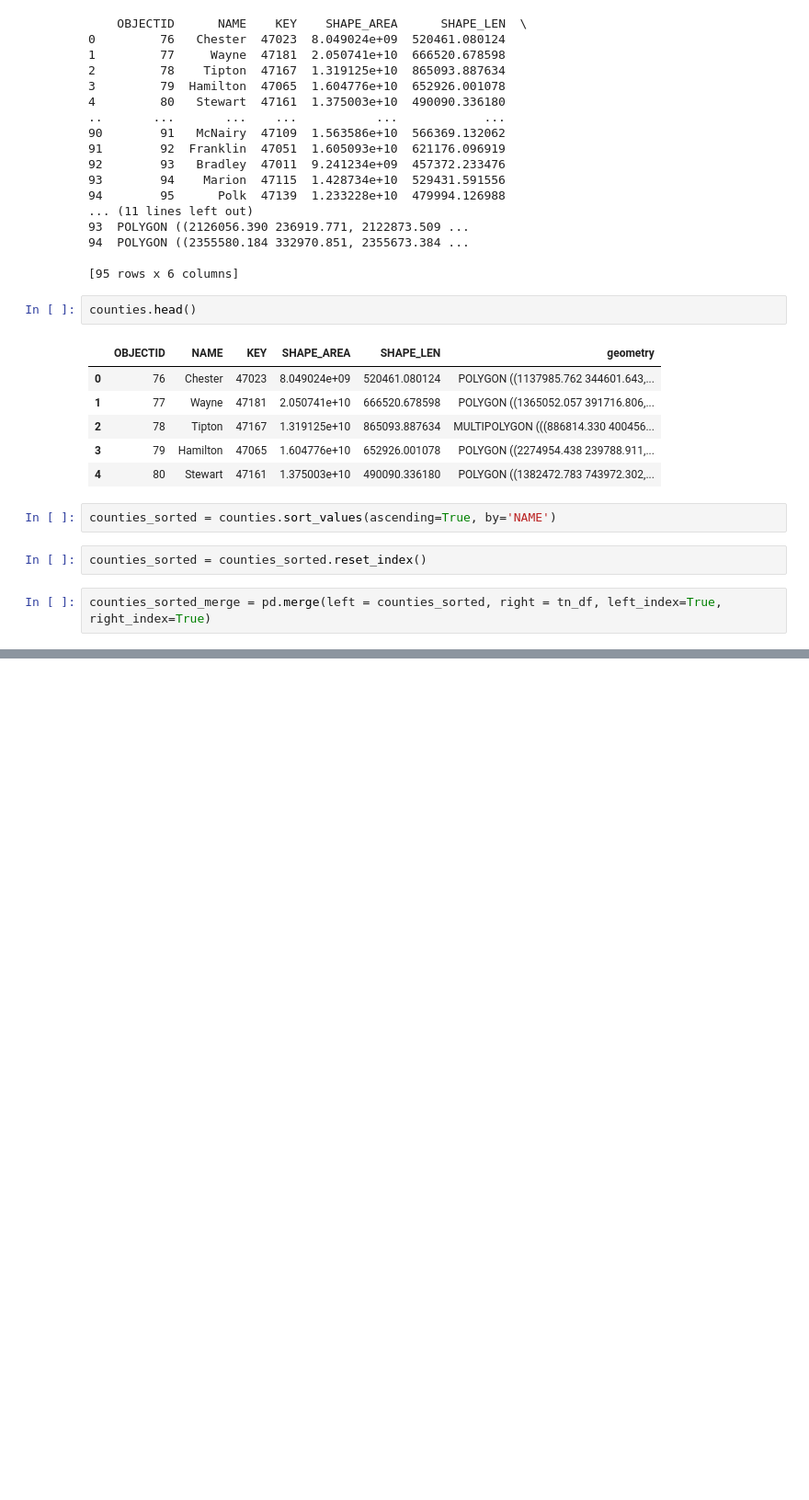
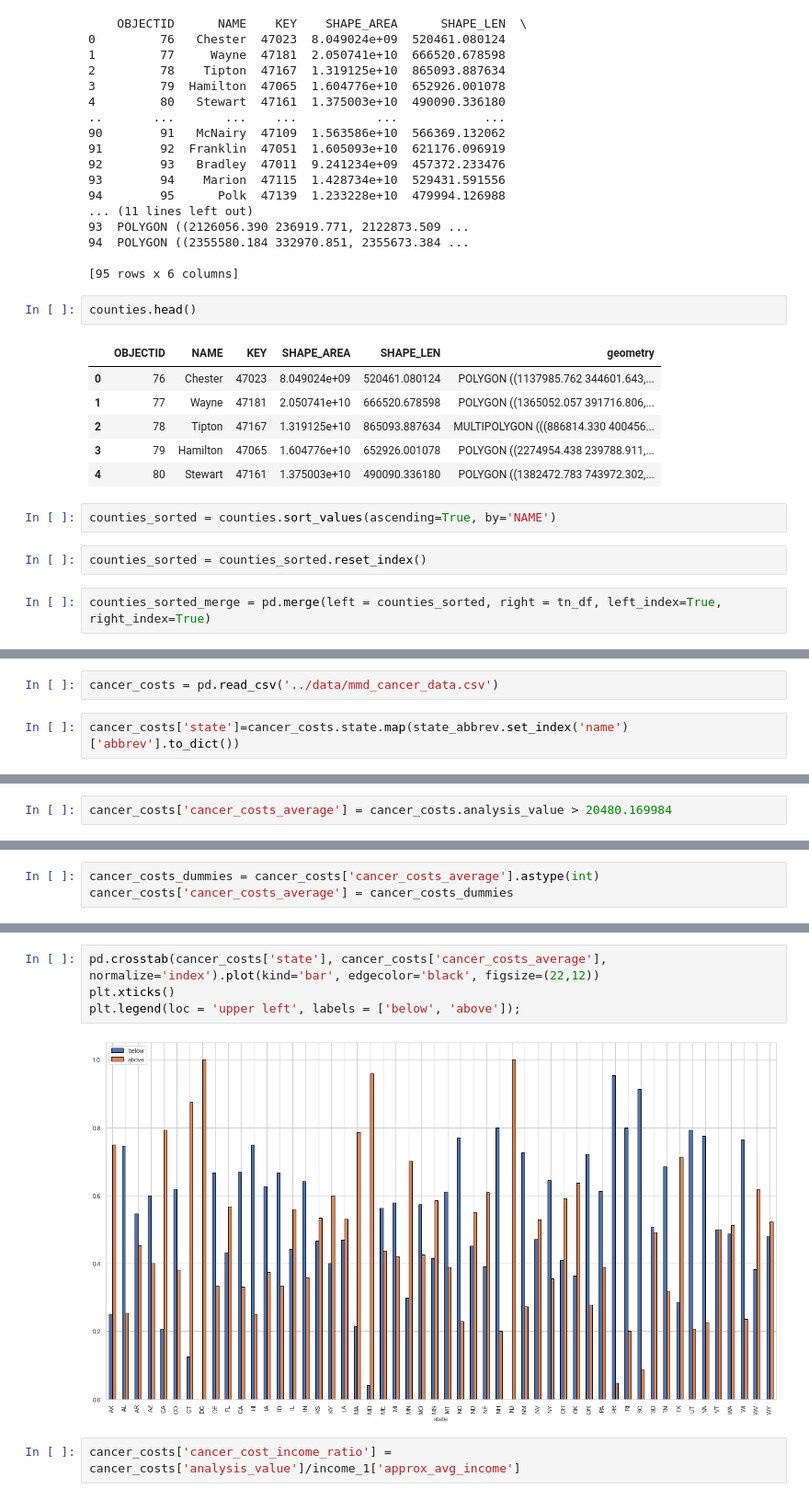
Before and after one commit to TataKavlash/data-science-essentials-3, a Jupyter notebook: notebooks/Assignment_Tata.ipynb, the cells around one changed output, grey strips where cells are left out. Shown at 92% size. Cells and saved outputs as stored; diff of their text form; blank space fills up the shorter version.

```diff
--- a/notebooks/Assignment_Tata.ipynb
+++ b/notebooks/Assignment_Tata.ipynb
@@ -670,0 +724,4 @@ print(counties_sorted_merge)
+# %%
+cancer_costs = pd.read_csv('../data/mmd_cancer_data.csv')
+# %%
+cancer_costs['state']=cancer_costs.state.map(state_abbrev.set_index('name')['abbrev'].to_dict())
@@ -670,0 +802,2 @@ print(counties_sorted_merge)
+# %%
+cancer_costs['cancer_costs_average'] = cancer_costs.analysis_value > 20480.169984
@@ -670,0 +813,3 @@ print(counties_sorted_merge)
+# %%
+cancer_costs_dummies = cancer_costs['cancer_costs_average'].astype(int)
+cancer_costs['cancer_costs_average'] = cancer_costs_dummies
@@ -670,0 +873,8 @@ print(counties_sorted_merge)
+# %%
+pd.crosstab(cancer_costs['state'], cancer_costs['cancer_costs_average'], normalize='index').plot(kind='bar', edgecolor='black', figsize=(22,12))
+plt.xticks()
+plt.legend(loc = 'upper left', labels = ['below', 'above']);
+# %% [output]
+[figure, added]
+# %%
+cancer_costs['cancer_cost_income_ratio'] = cancer_costs['analysis_value']/income_1['approx_avg_income']
```
Also changed, not shown: parts of 68 cells of this notebook.
